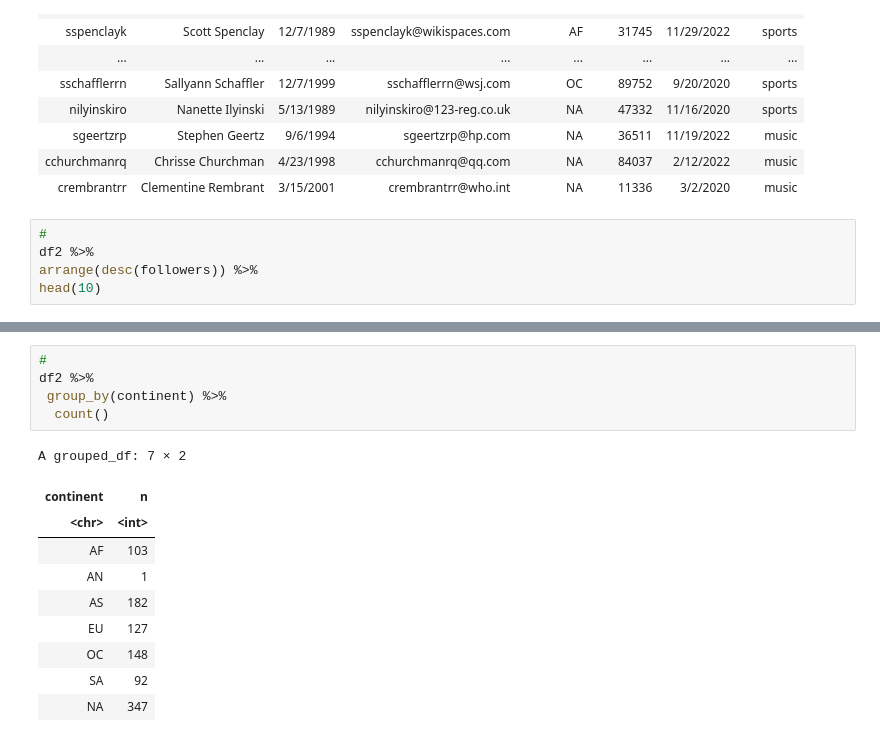
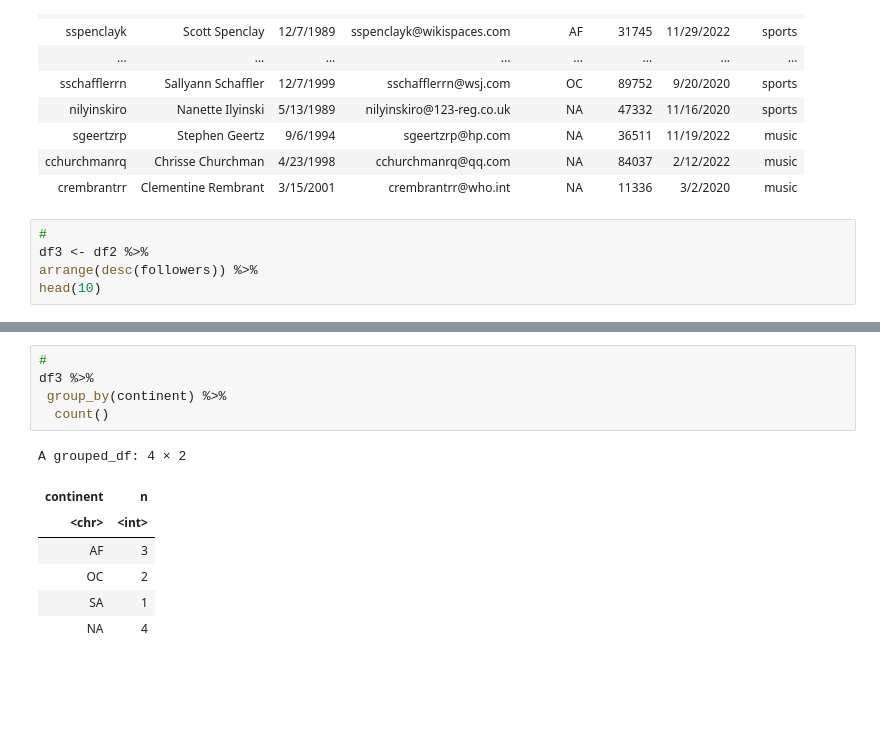
Before and after one commit to arooshasolomon/ds1002-npj4qa, a Jupyter notebook: homework/week-15.ipynb, the cells around one changed output, grey strips where cells are left out. Cells and saved outputs as stored; diff of their text form; blank space fills up the shorter version.

```diff
--- a/homework/week-15.ipynb
+++ b/homework/week-15.ipynb
@@ -158,6 +168,6 @@ A data.frame: 650 × 8
 | crembrantrr | Clementine Rembrant | 3/15/2001 | crembrantrr@who.int | NA | 11336 | 3/2/2020 | music |
 # %%
 #
-df2 %>%
+df3 <- df2 %>%
 arrange(desc(followers)) %>%
 head(10)
@@ -178,16 +174,13 @@ A data.frame: 10 × 8
 # %%
 #
-df2 %>%
+df3 %>%
  group_by(continent) %>%
   count()
 # %% [output]
-A grouped_df: 7 × 2
+A grouped_df: 4 × 2
 | continent | n |
 | <chr> | <int> |
-| AF | 103 |
-| AN | 1 |
-| AS | 182 |
-| EU | 127 |
-| OC | 148 |
-| SA | 92 |
-| NA | 347 |
+| AF | 3 |
+| OC | 2 |
+| SA | 1 |
+| NA | 4 |
```
Also changed, not shown: parts of 2 cells of this notebook.
